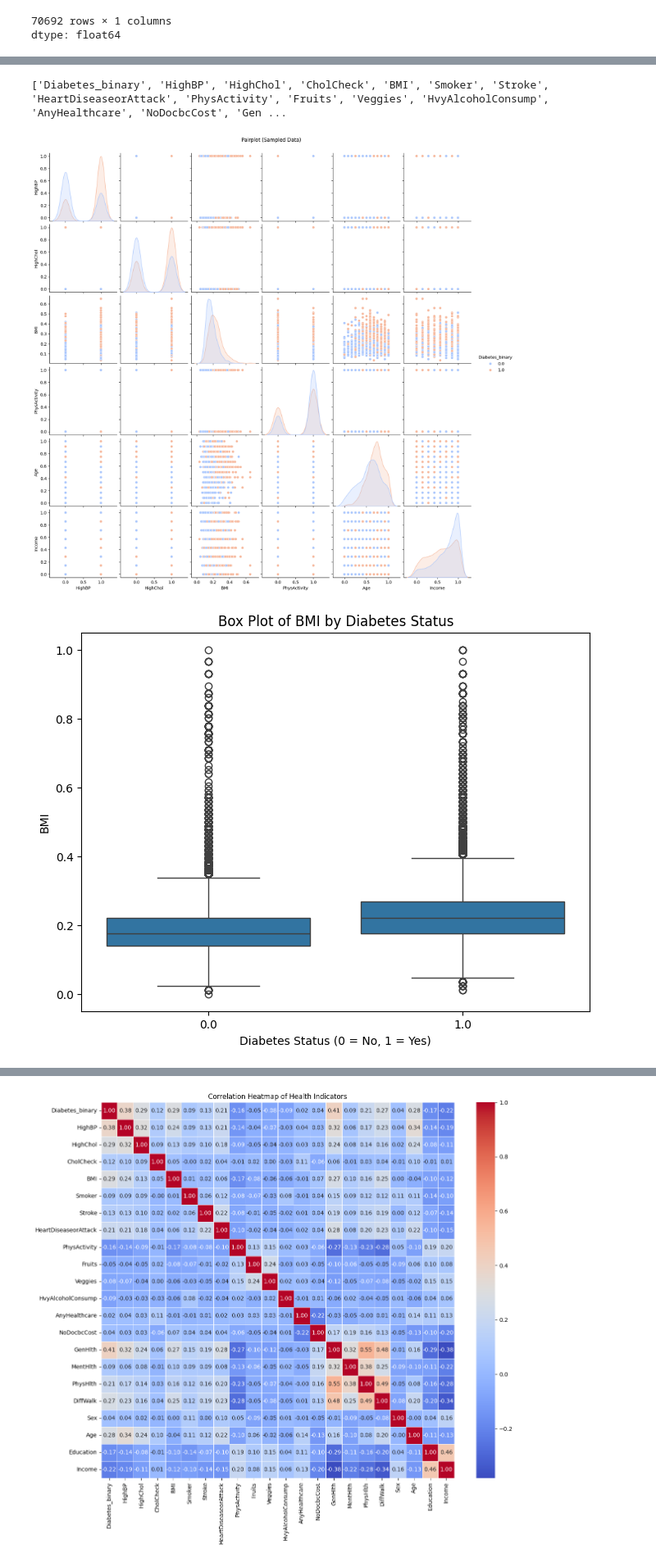
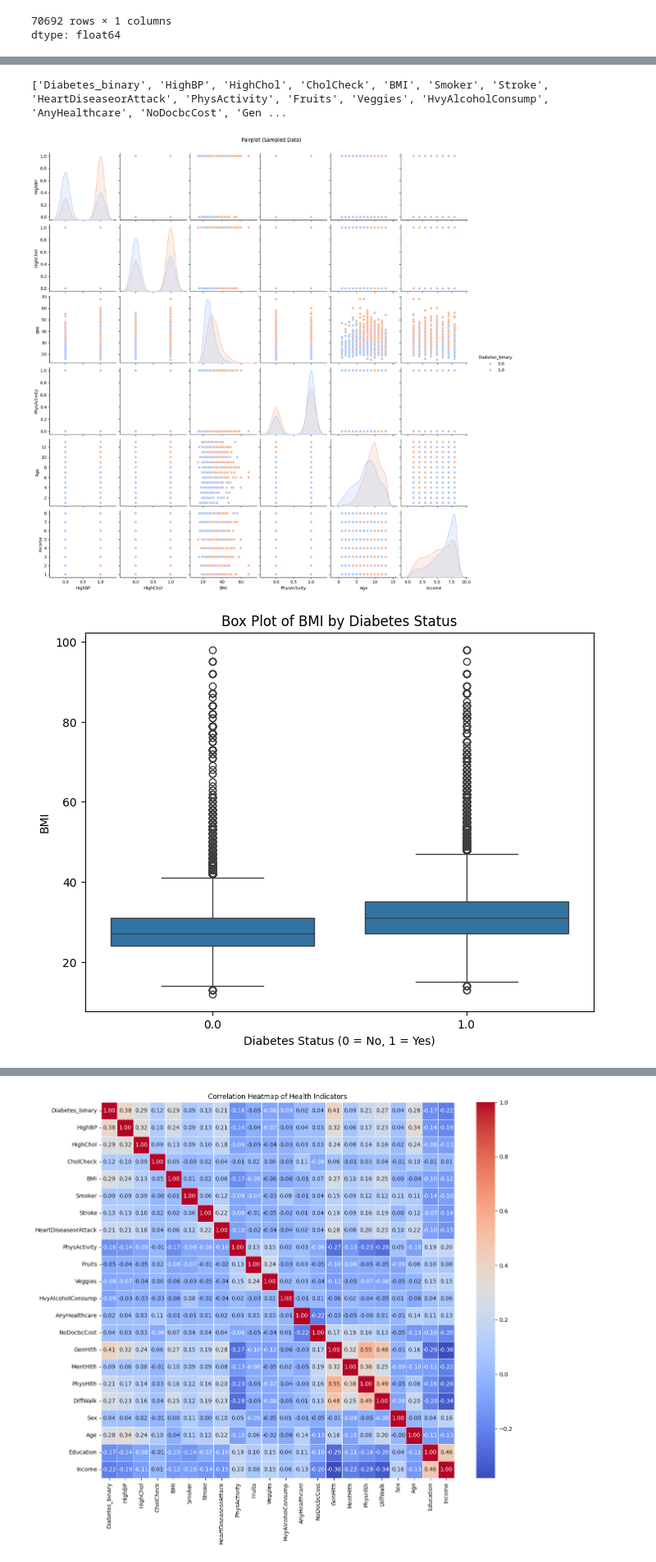
Before and after one commit to vishnub0/AWS-WEP, a Jupyter notebook: AWS15_Preprocessing.ipynb, the cells around one changed output, grey strips where cells are left out. Shown at 82% size. Drawn from its saved outputs; the diff is of its cells as text; code cells hidden in the pictures.

Commit message:
changed df_norm to df for visualizations

```diff
--- a/AWS15_Preprocessing.ipynb
+++ b/AWS15_Preprocessing.ipynb
@@ -150,28 +150,28 @@ max        1.000000      1.000000      1.000000
 [8 rows x 22 columns]
 # %%
 # Pairplot to visualize the relationships between features
-df_norm.columns = df_norm.columns.str.strip()
-print(df_norm.columns.tolist())
+df.columns = df.columns.str.strip()
+print(df.columns.tolist())
 cols_to_plot = ['HighBP', 'HighChol', 'BMI', 'PhysActivity', 'Age', 'Income', 'Diabetes_binary']
 
 # Sample 2000 rows for quicker plotting
-df_sampled = df_norm[cols_to_plot].sample(n=2000, random_state=42)
+df_sampled = df[cols_to_plot].sample(n=2000, random_state=42)
 sns.pairplot(df_sampled, hue='Diabetes_binary', palette='coolwarm')
 plt.suptitle('Pairplot (Sampled Data)', y=1.02)
 plt.show()
 # %% [output]
 ['Diabetes_binary', 'HighBP', 'HighChol', 'CholCheck', 'BMI', 'Smoker', 'Stroke', 'HeartDiseaseorAttack', 'PhysActivity', 'Fruits', 'Veggies', 'HvyAlcoholConsump', 'AnyHealthcare', 'NoDocbcCost', 'Gen ...
-[figure, old version]
+[figure, new version]
 # %%
 # Box Plot to Compare BMI across diabetes status
 plt.figure(figsize=(8, 6))
-sns.boxplot(x='Diabetes_binary', y='BMI', data=df_norm)
+sns.boxplot(x='Diabetes_binary', y='BMI', data=df)
 plt.title('Box Plot of BMI by Diabetes Status')
 plt.xlabel('Diabetes Status (0 = No, 1 = Yes)')
 plt.ylabel('BMI')
 plt.show()
 # %% [output]
-[figure, old version]
+[figure, new version]
 # %%
 # Histogram of BMI distribution
 plt.figure(figsize=(8, 6))
```
Also changed, not shown: parts of 3 cells of this notebook.
